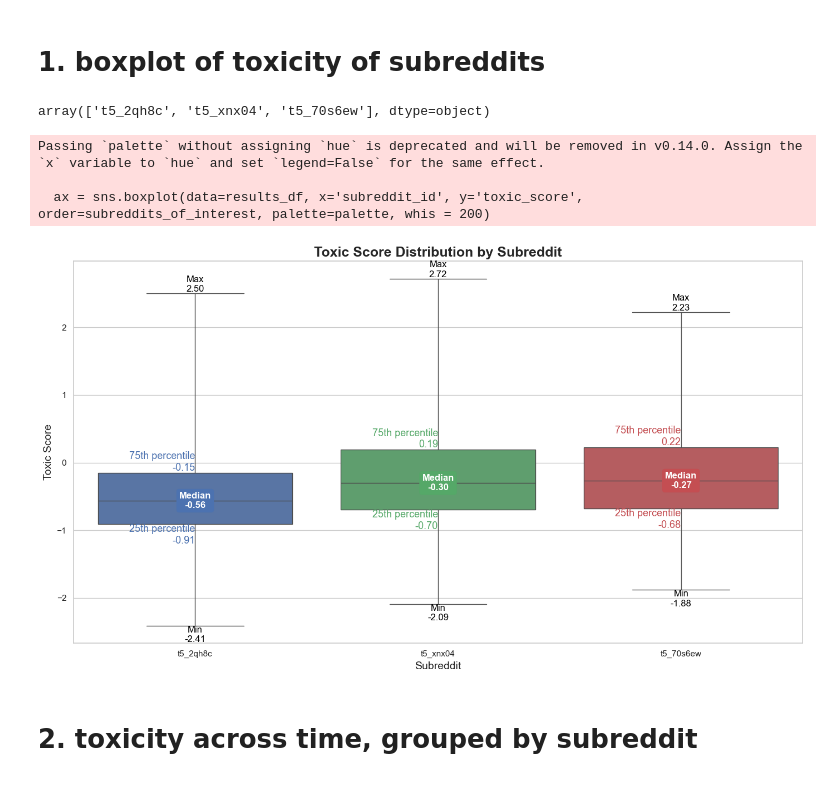
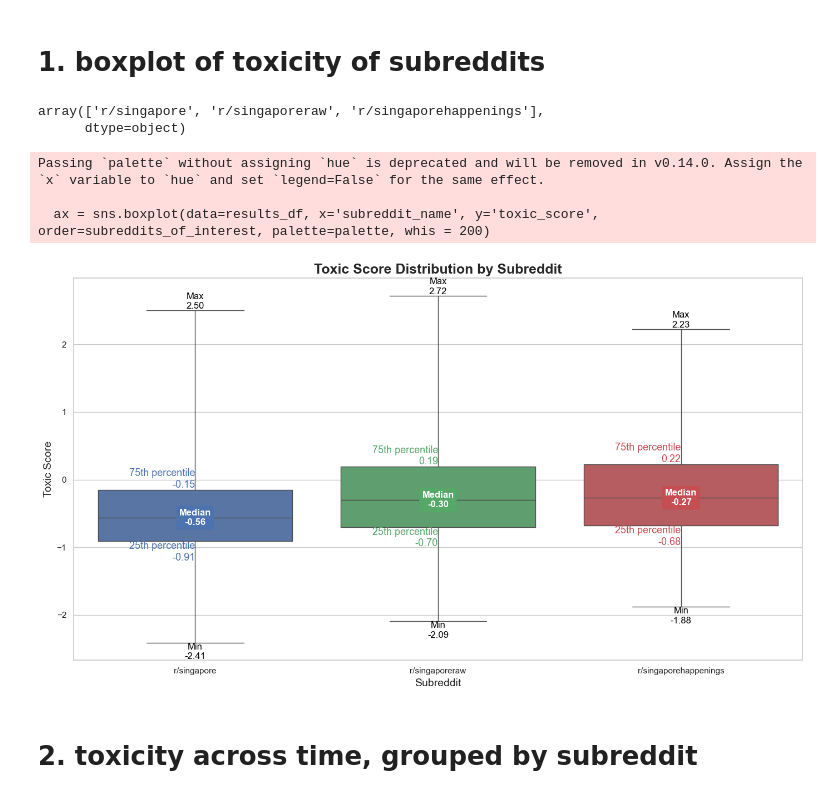
Before and after one commit to rhyden-kx/DSA4264, a Jupyter notebook: eda_2/subreddit.ipynb, the cells around one changed output. Drawn from its saved outputs; the diff is of its cells as text; code cells hidden in the pictures.

Commit message:
modified plot

```diff
--- a/eda_2/subreddit.ipynb
+++ b/eda_2/subreddit.ipynb
@@ -162,51 +172,52 @@ results_df.head()
 # %%
-subreddits_of_interest = results_df['subreddit_id'].unique()
+subreddits_of_interest = results_df['subreddit_name'].unique()
 subreddits_of_interest
 # %% [output]
-array(['t5_2qh8c', 't5_xnx04', 't5_70s6ew'], dtype=object)
+array(['r/singapore', 'r/singaporeraw', 'r/singaporehappenings'],
+      dtype=object)
 # %%
 # Set the aesthetic style of the plots
 sns.set(style="whitegrid")
 
 # Create a box plot with a custom color palette
 plt.figure(figsize=(14, 8))
-palette = {"t5_2qh8c": "#4c72b0", "t5_xnx04": "#55a868", "t5_70s6ew": "#c44e52"}
-ax = sns.boxplot(data=results_df, x='subreddit_id', y='toxic_score', order=subreddits_of_interest, palette=palette, whis = 200)
+palette = {'r/singapore': "#4c72b0", 'r/singaporeraw': "#55a868", 'r/singaporehappenings': "#c44e52"}
+ax = sns.boxplot(data=results_df, x='subreddit_name', y='toxic_score', order=subreddits_of_interest, palette=palette, whis = 200)
 
 # Annotate median, first quartile (Q1), and third quartile (Q3) for each subreddit
 for i, subreddit in enumerate(subreddits_of_interest):
-    subreddit_data = results_df[results_df['subreddit_id'] == subreddit]['toxic_score']
+    subreddit_data = results_df[results_df['subreddit_name'] == subreddit]['toxic_score']
     median = subreddit_data.median()
     q1 = subreddit_data.quantile(0.25)
     q3 = subreddit_data.quantile(0.75)
     min_val = subreddit_data.min()
     max_val = subreddit_data.max()
 
     # Median label
     ax.text(i, median, f'Median\n{median:.2f}', ha='center', va='center', color='white', fontweight='bold',
             bbox=dict(facecolor=palette[subreddit], edgecolor='none', boxstyle='round,pad=0.3'))
     # Q1 and Q3 labels
     ax.text(i, q1, f'25th percentile\n{q1:.2f}', ha='right' , va= 'top', color=palette[subreddit], fontsize=13)
     ax.text(i, q3, f'75th percentile\n{q3:.2f}', ha='right', va='bottom', color=palette[subreddit], fontsize=13)
     # Min and Max labels
     ax.text(i, min_val, f'Min\n{min_val:.2f}', ha='center', va='top', color='black', fontsize=12)
     ax.text(i, max_val, f'Max\n{max_val:.2f}', ha='center', va='bottom', color='black', fontsize=12)
 
 # Set title and labels
 plt.title('Toxic Score Distribution by Subreddit', fontsize=18, fontweight='bold')
 plt.xlabel('Subreddit', fontsize=14)
 plt.ylabel('Toxic Score', fontsize=14)
 
 # Improve spacing and add legend for clarity
 plt.tight_layout()
 
 # Display the plot
 plt.show()
 # %% [output]
 Passing `palette` without assigning `hue` is deprecated and will be removed in v0.14.0. Assign the `x` variable to `hue` and set `legend=False` for the same effect.
 
-  ax = sns.boxplot(data=results_df, x='subreddit_id', y='toxic_score', order=subreddits_of_interest, palette=palette, whis = 200)
+  ax = sns.boxplot(data=results_df, x='subreddit_name', y='toxic_score', order=subreddits_of_interest, palette=palette, whis = 200)
-[figure, old version]
+[figure, new version]
 # %% [markdown]
 # 2. toxicity across time, grouped by subreddit
 # %%
```
Also changed, not shown: parts of 2 cells of this notebook.
